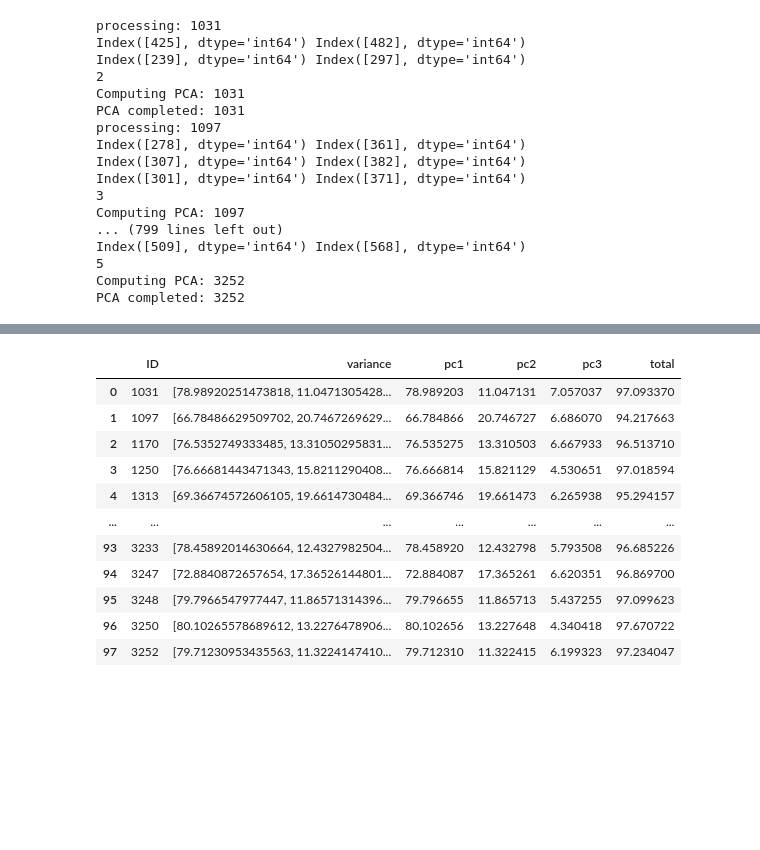
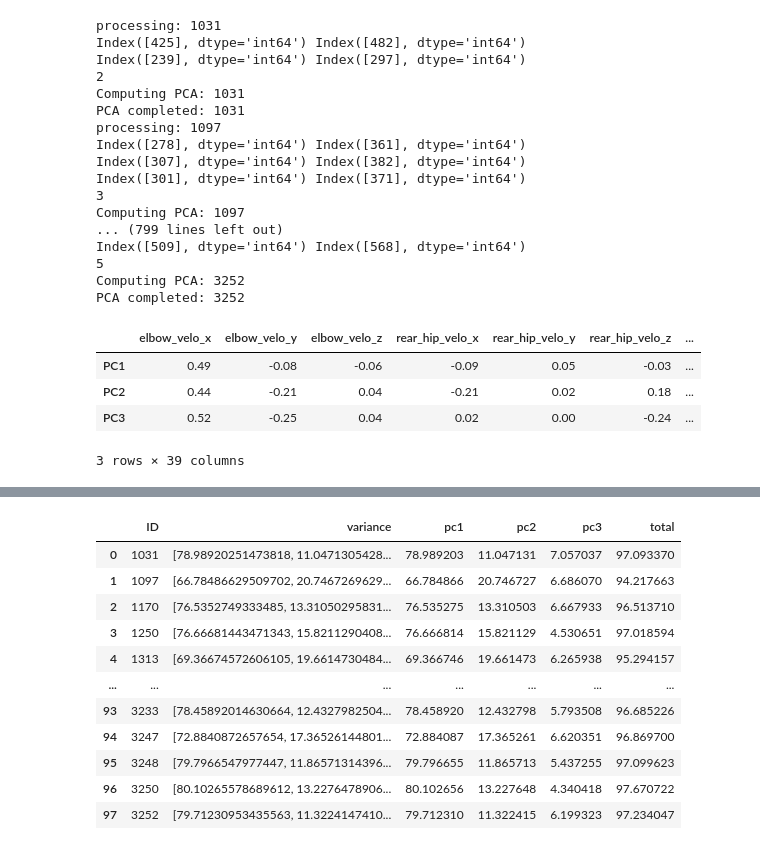
Before and after one commit to yyanagita66/pitching_motion_classification, a Jupyter notebook: classification.ipynb, the cells around one changed output, grey strips where cells are left out. Drawn from its saved outputs; the diff is of its cells as text; code cells hidden in the pictures; blank space fills up the shorter version.

```diff
--- a/classification.ipynb
+++ b/classification.ipynb
@@ -192,0 +194,10 @@ X_pca_components.append([id, X_pca])
+# %%
+joint_velo_names = pca_data.columns
+df_loadings = pd.DataFrame(loadings, columns=joint_velo_names, index=['PC1', 'PC2', 'PC3'])
+df_loadings.round(2)
+# %% [output]
+|  | elbow_velo_x | elbow_velo_y | elbow_velo_z | rear_hip_velo_x | rear_hip_velo_y | rear_hip_velo_z | ... |
+| PC1 | 0.49 | -0.08 | -0.06 | -0.09 | 0.05 | -0.03 | ... |
+| PC2 | 0.44 | -0.21 | 0.04 | -0.21 | 0.02 | 0.18 | ... |
+| PC3 | 0.52 | -0.25 | 0.04 | 0.02 | 0.00 | -0.24 | ... |
+3 rows × 39 columns
```
Also changed, not shown: parts of 10 cells of this notebook, 1 other file.
